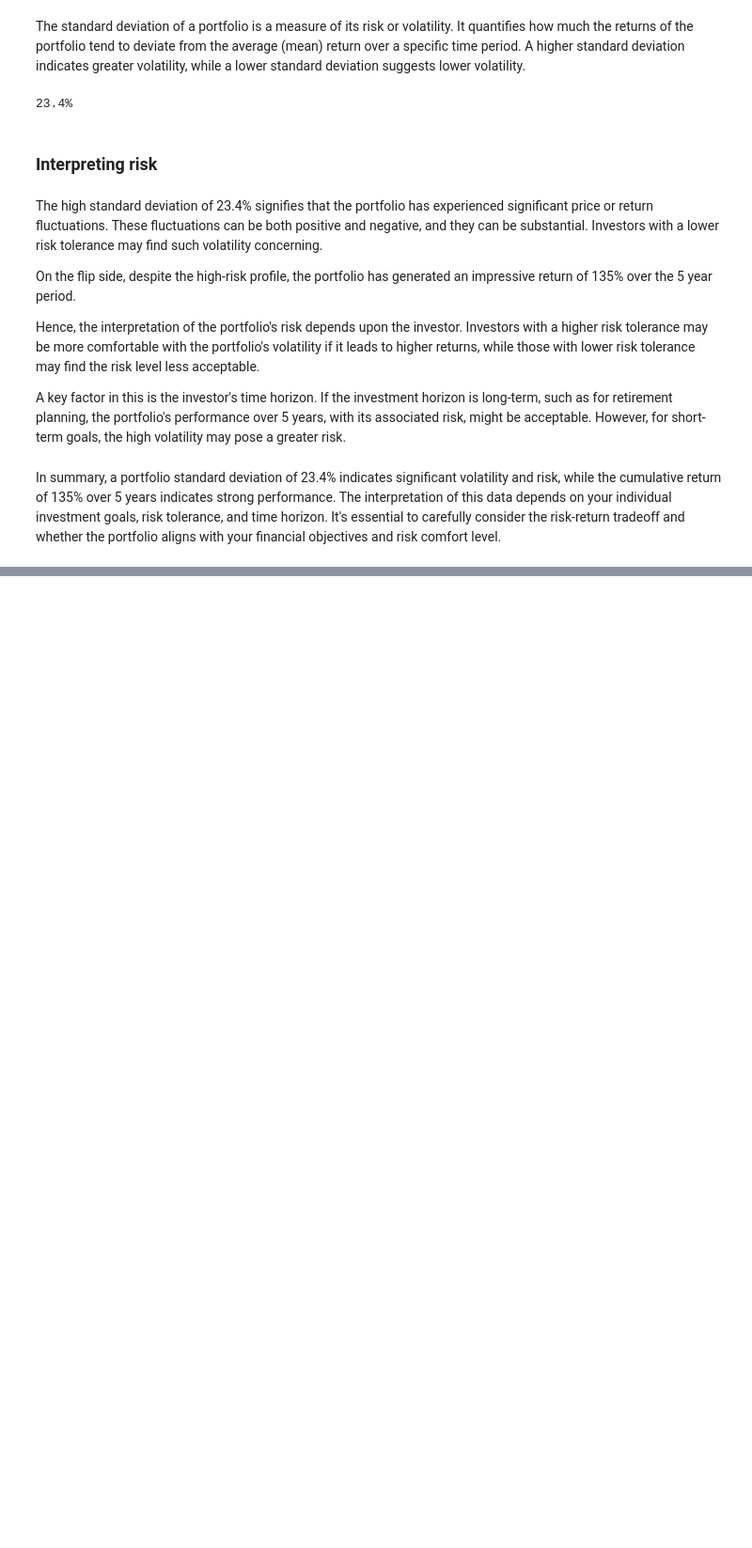
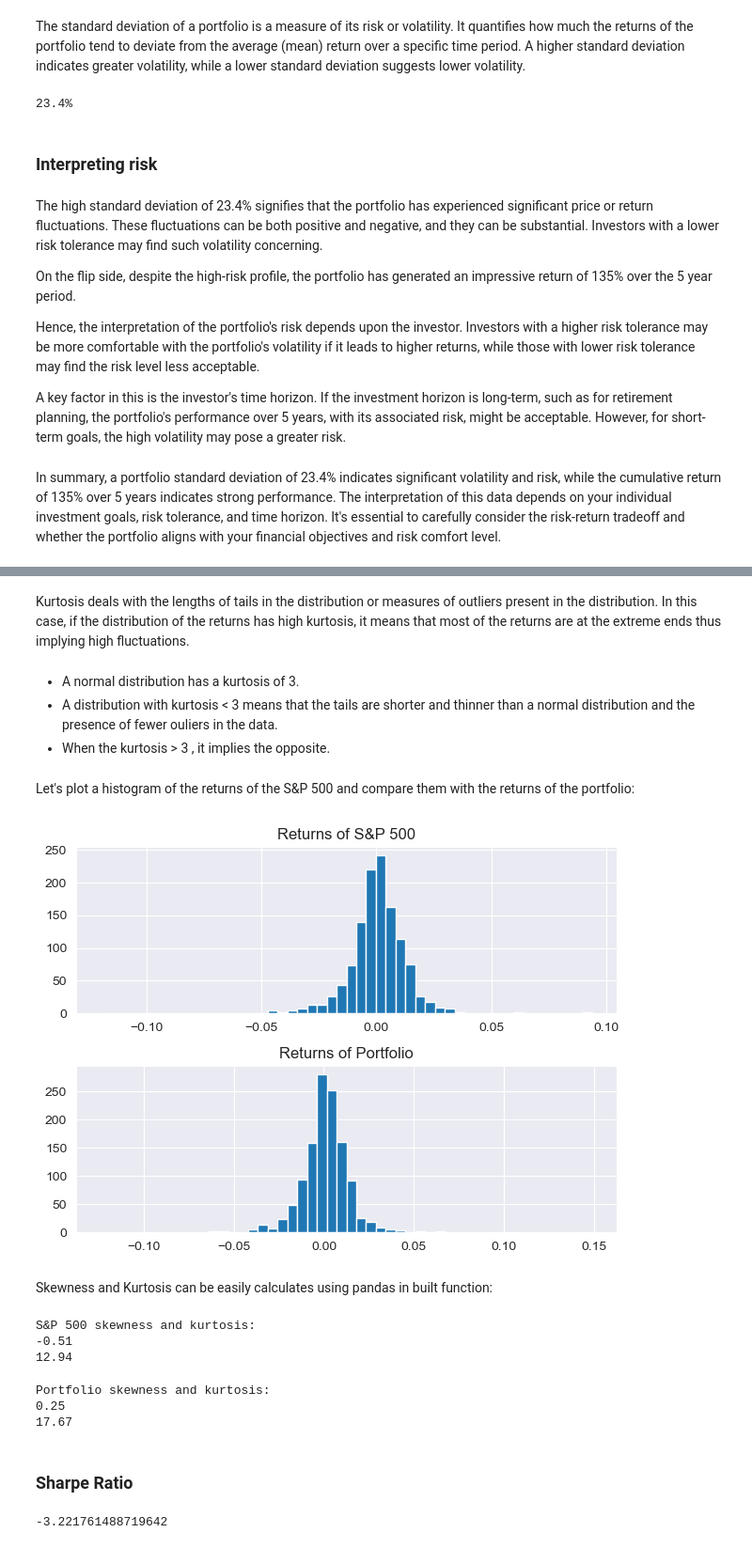
Before and after one commit to rahulakrish/portfolio_builder, a Jupyter notebook: code/new.ipynb, the cells around one changed output, grey strips where cells are left out. Shown at 94% size. Drawn from its saved outputs; the diff is of its cells as text; code cells hidden in the pictures; blank space fills up the shorter version.

Commit message:
sharpe ratio needs work

```diff
--- a/code/new.ipynb
+++ b/code/new.ipynb
@@ -1129,0 +1131,46 @@ In summary, a portfolio standard deviation of 23.4% indicates significant volati
+# %% [markdown]
+Kurtosis deals with the lengths of tails in the distribution or measures of outliers present in the distribution. In this case, if the distribution of the returns has high kurtosis, it means that most of the returns are at the extreme ends thus implying high fluctuations.
+# %% [markdown]
+- A normal distribution has a kurtosis of 3.
+- A distribution with kurtosis < 3 means that the tails are shorter and thinner than a normal distribution and the presence of fewer ouliers in the data.
+- When the kurtosis > 3 , it implies the opposite.
+# %% [markdown]
+Let's plot a histogram of the returns of the S&P 500 and compare them with the returns of the portfolio:
+# %%
+# plotting histogram of returns
+fig,(ax1,ax2) = plt.subplots(nrows=2,ncols=1)
+ax1.hist(sp_500['daily_returns'],bins=50);
+ax2.hist(returns['portfolio'],bins=50);
+ax1.set_title('Returns of S&P 500');
+ax2.set_title('Returns of Portfolio');
+fig.tight_layout(pad=1.0)
+# %% [output]
+[figure, added]
+# %% [markdown]
+Skewness and Kurtosis can be easily calculates using pandas in built function:
+# %%
+print('S&P 500 skewness and kurtosis:')
+print(round(sp_500['daily_returns'].skew(),2))
+print(round(sp_500['daily_returns'].kurtosis(),2))
+# %% [output]
+S&P 500 skewness and kurtosis:
+-0.51
+12.94
+# %%
+print('Portfolio skewness and kurtosis:')
+print(round(returns['portfolio'].skew(),2))
+print(round(returns['portfolio'].kurtosis(),2))
+# %% [output]
+Portfolio skewness and kurtosis:
+0.25
+17.67
+# %% [markdown]
+### Sharpe Ratio
+# %%
+portfolio_returns = returns['portfolio']
+risk_free_rate = 0.0484
+excess_return = portfolio_returns - risk_free_rate
+sharpe_ratio = excess_return.mean()/excess_return.std()
+sharpe_ratio
+# %% [output]
+-3.221761488719642
```
Also changed, not shown: parts of 15 cells of this notebook.
